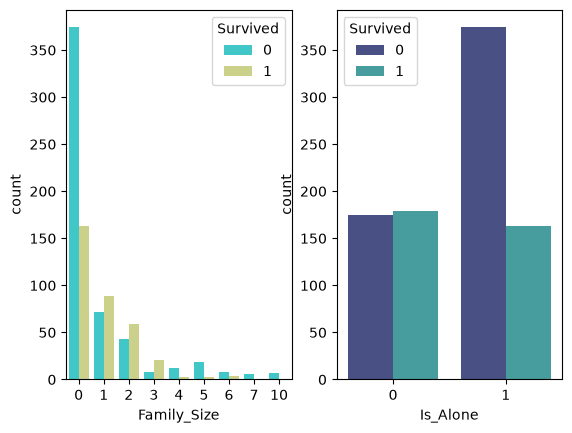
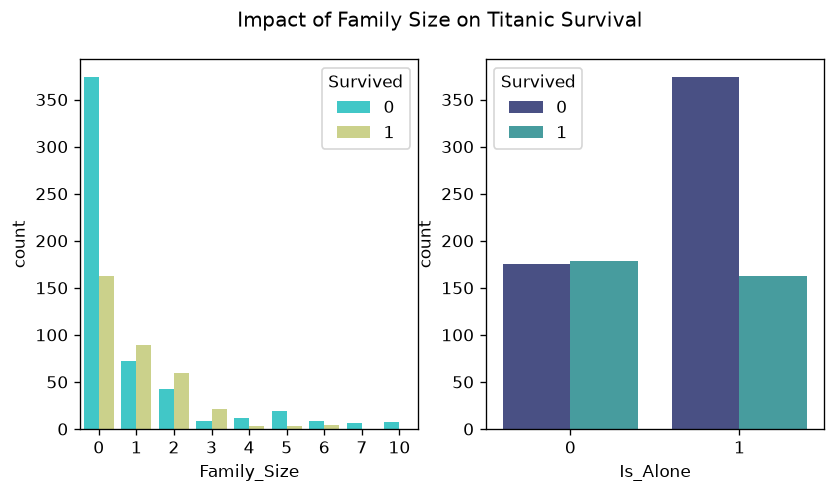
The change to this notebook cell's code, shown as a diff; its figure went from the first image to the second:
--- before
+++ after
@@ -1,2 +1,3 @@
+plt.figure(figsize=(8,4),dpi=120)
 df['Family_Size'] = df['SibSp'] + df['Parch']
 df['Is_Alone'] = (df['Family_Size'] == 0).astype(int)
@@ -6,2 +7,3 @@
 plt.subplot(1,2,2)
 sns.countplot(x= df['Is_Alone'],palette='mako',hue='Survived',data=df)
+plt.suptitle('Impact of Family Size on Titanic Survival')

Commit: Titanic EDA: Added readable labels for Survivors/Non-Survivors and improved visualizations